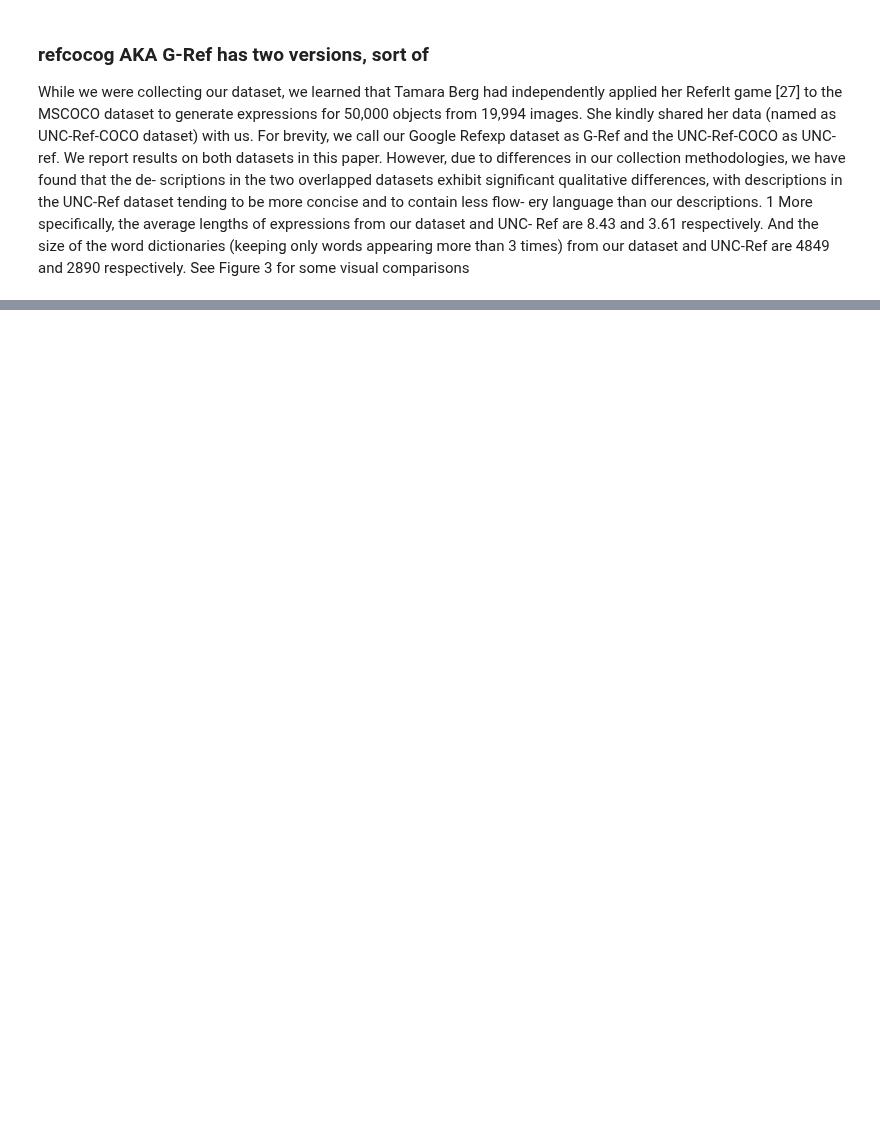
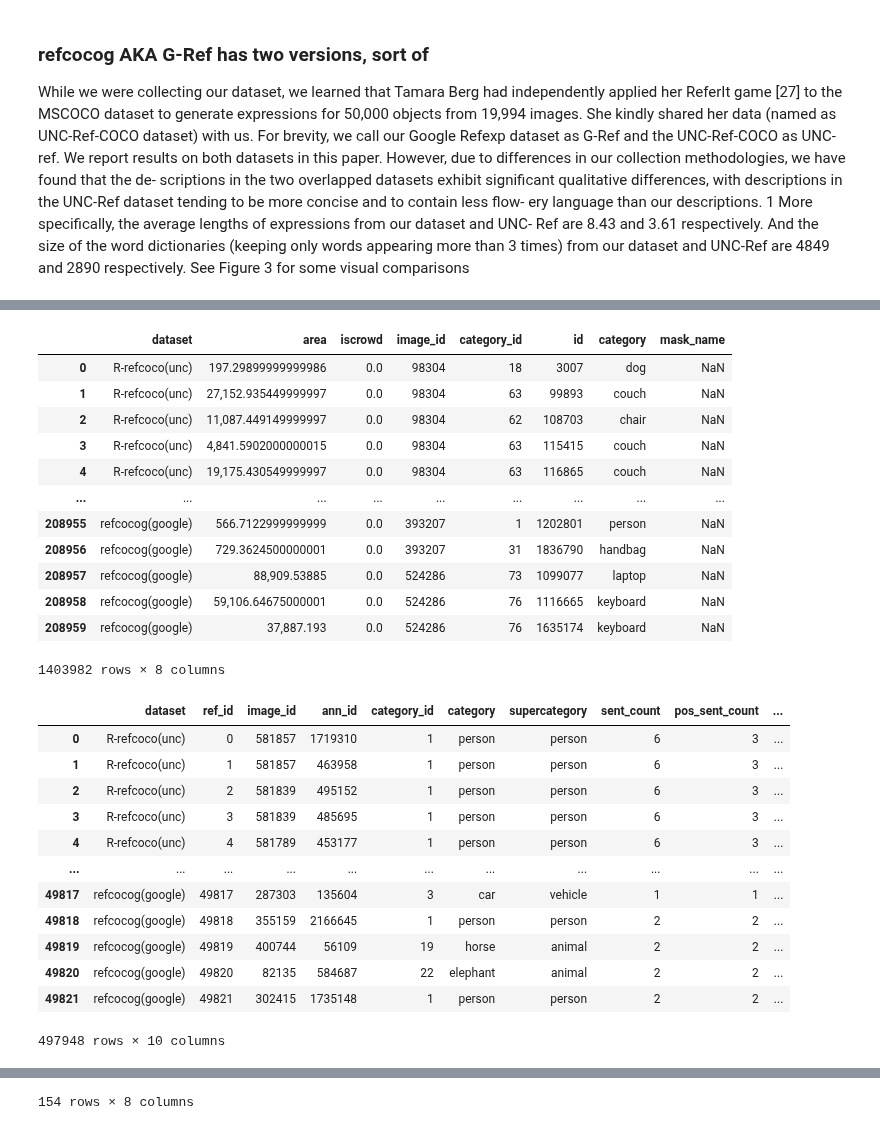
Before and after one commit to GiscardBiamby/cocobetter, a Jupyter notebook: PythonAPI/notebooks/ref_correct/ref_stats.ipynb, the cells around one changed output, grey strips where cells are left out. Cells and saved outputs as stored; diff of their text form; code cells hidden in the pictures; blank space fills up the shorter version.

```diff
--- a/PythonAPI/notebooks/ref_correct/ref_stats.ipynb
+++ b/PythonAPI/notebooks/ref_correct/ref_stats.ipynb
@@ -167,7 +170,7 @@ def get_coco_df(coco: COCO) -> pd.DataFrame:
             ],
         }
     )
-    display(df_meta)
+    # display(df_meta)
     # display(df_meta.style.format(thousands=","))
 
 
@@ -254,42 +271,65 @@ VALID_SPLITS = {
     "refclef": ["berkeley", "unc"],
     "refcoco": ["google"],
     "refcoco+": ["unc"],
-    "refcocog": ["google", "umd"],
-    "coconegref": ["berkeley"],
+    "refcocog": [
+        "google"
+    ]  # ["google", "umd"], # google and umd seem to be identical? THey have the same aggregate stats.
+    # "coconegref": ["berkeley"],
 }
 
 
-def build_refcoco(refseg_path: Path, dataset_name: str, splitBy: str = None) -> COCO:
+def build_refcoco(refseg_path: Path, dataset_name: str, split_by: str = None) -> COCO:
     assert dataset_name in VALID_SPLITS, dataset_name
-    if splitBy is None:
-        splitBy = VALID_SPLITS[dataset_name][0]
+    if split_by is None:
+        split_by = VALID_SPLITS[dataset_name][0]
     else:
-        assert splitBy in VALID_SPLITS[dataset_name]
+        assert split_by in VALID_SPLITS[dataset_name]
     coco = COCO(
         refseg_path / dataset_name / "instances.json",
         is_ref_dataset=True,
         dataset_name=dataset_name,
-        splitBy=splitBy,
+        split_by=split_by,
     )
     return coco
 
 
+df_anns = []
+df_refs = []
 df_aggs = []
 for dataset_name, splits in VALID_SPLITS.items():
     for split in splits:
         print("\n\n")
         print("=" * 220)
         print(f"Dataset: {dataset_name}({split})")
-        ref_coco = build_refcoco(dataset_name, split)
+        ref_coco = build_refcoco(REFSEG_DIR, dataset_name, split)
         df_meta = get_coco_df(ref_coco)
-        df_refcoco, df_refcoco_agg = show_sentence_counts(ref_coco, L=1)
+
+        df_refcoco, df_refcoco_agg, df_ann = show_sentence_counts(
+            ref_coco, L=1, visualize=False
+        )
+        # df_aggs
         df_refcoco_agg["dataset"] = f"{dataset_name}({split})"
         df_refcoco_agg["ann_count"] = len(ref_coco.anns)
         df_refcoco_agg["img_count"] = len(ref_coco.imgs)
+        # Make 'dataset' the first column:
+        df_refcoco_agg.insert(0, "dataset", df_refcoco_agg.pop("dataset"))
         df_aggs.append(df_refcoco_agg)
 
+        # df_refs
+        df_refcoco["dataset"] = f"{dataset_name}({split})"
+        df_refcoco.insert(0, "dataset", df_refcoco.pop("dataset"))
+        df_refs.append(df_refcoco)
+        # df_anns
+        df_ann["dataset"] = f"{dataset_name}({split})"
+        df_ann.insert(0, "dataset", df_ann.pop("dataset"))
+        df_anns.append(df_ann)
+
+
+df_refs = pd.concat(df_refs)
 df_aggs = pd.concat(df_aggs)
-# Make 'dataset' the first column:
-df_aggs.insert(0, "dataset", df_aggs.pop("dataset"))
+df_anns = pd.concat(df_anns)
 
+display(df_anns)
+display(df_refs)
 display(df_aggs)
+# %% [output]
@@ -295,0 +353,26 @@ display(df_aggs)
+|  | dataset | area | iscrowd | image_id | category_id | id | category | mask_name |
+| 0 | R-refcoco(unc) | 197.29899999999986 | 0.0 | 98304 | 18 | 3007 | dog | NaN |
+| 1 | R-refcoco(unc) | 27,152.935449999997 | 0.0 | 98304 | 63 | 99893 | couch | NaN |
+| 2 | R-refcoco(unc) | 11,087.449149999997 | 0.0 | 98304 | 62 | 108703 | chair | NaN |
+| 3 | R-refcoco(unc) | 4,841.5902000000015 | 0.0 | 98304 | 63 | 115415 | couch | NaN |
+| 4 | R-refcoco(unc) | 19,175.430549999997 | 0.0 | 98304 | 63 | 116865 | couch | NaN |
+| ... | ... | ... | ... | ... | ... | ... | ... | ... |
+| 208955 | refcocog(google) | 566.7122999999999 | 0.0 | 393207 | 1 | 1202801 | person | NaN |
+| 208956 | refcocog(google) | 729.3624500000001 | 0.0 | 393207 | 31 | 1836790 | handbag | NaN |
+| 208957 | refcocog(google) | 88,909.53885 | 0.0 | 524286 | 73 | 1099077 | laptop | NaN |
+| 208958 | refcocog(google) | 59,106.64675000001 | 0.0 | 524286 | 76 | 1116665 | keyboard | NaN |
+| 208959 | refcocog(google) | 37,887.193 | 0.0 | 524286 | 76 | 1635174 | keyboard | NaN |
+1403982 rows × 8 columns
+|  | dataset | ref_id | image_id | ann_id | category_id | category | supercategory | sent_count | pos_sent_count | ... |
+| 0 | R-refcoco(unc) | 0 | 581857 | 1719310 | 1 | person | person | 6 | 3 | ... |
+| 1 | R-refcoco(unc) | 1 | 581857 | 463958 | 1 | person | person | 6 | 3 | ... |
+| 2 | R-refcoco(unc) | 2 | 581839 | 495152 | 1 | person | person | 6 | 3 | ... |
+| 3 | R-refcoco(unc) | 3 | 581839 | 485695 | 1 | person | person | 6 | 3 | ... |
+| 4 | R-refcoco(unc) | 4 | 581789 | 453177 | 1 | person | person | 6 | 3 | ... |
+| ... | ... | ... | ... | ... | ... | ... | ... | ... | ... | ... |
+| 49817 | refcocog(google) | 49817 | 287303 | 135604 | 3 | car | vehicle | 1 | 1 | ... |
+| 49818 | refcocog(google) | 49818 | 355159 | 2166645 | 1 | person | person | 2 | 2 | ... |
+| 49819 | refcocog(google) | 49819 | 400744 | 56109 | 19 | horse | animal | 2 | 2 | ... |
+| 49820 | refcocog(google) | 49820 | 82135 | 584687 | 22 | elephant | animal | 2 | 2 | ... |
+| 49821 | refcocog(google) | 49821 | 302415 | 1735148 | 1 | person | person | 2 | 2 | ... |
+497948 rows × 10 columns
@@ -296,3 +391,4 @@ display(df_aggs)
+154 rows × 8 columns
 # %%
 df_aggs.groupby("dataset").agg(
     num_refs=("num_refs", "sum"),
```
Also changed, not shown: parts of 11 cells of this notebook, 7 other files.
